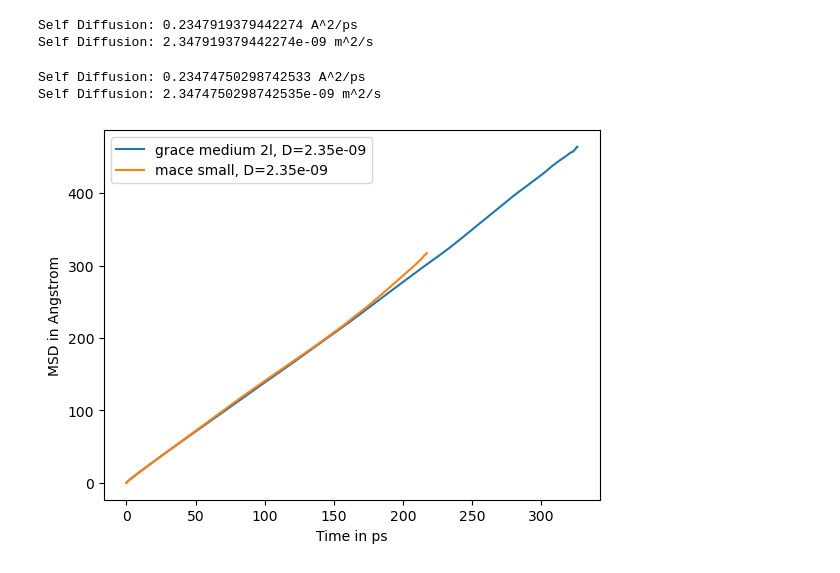
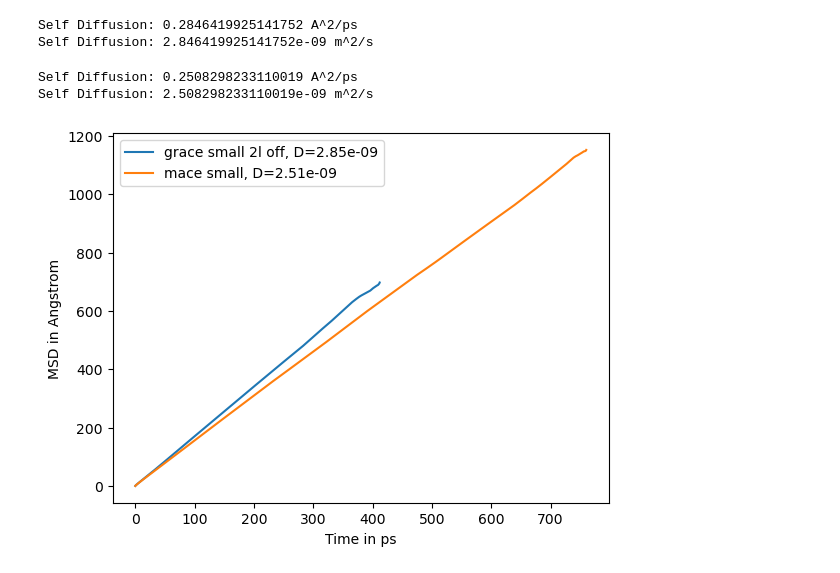
Before and after one commit to heid-lab/grace-off, a Jupyter notebook: analysis/diffusion.ipynb, the cells around one changed output. Drawn from its saved outputs; the diff is of its cells as text; code cells hidden in the pictures.

```diff
--- a/analysis/diffusion.ipynb
+++ b/analysis/diffusion.ipynb
@@ -24,46 +22,51 @@ with the subprocess module.
 # %%
-traj={'grace medium 2l' : '../output/wat_grace_medium_a_wpS/wat_300_nvt.pdb',
-      'mace small' : '../output/wat_mace_small/wat_300_nvt.pdb'
-      }
+traj = {
+    # "grace small 1l": "../output/1l_wat_grace_small_a_wpS/wat_300_nvt.pdb",
+    # "grace small 2l": "../output/2l_wat_grace_small_a_wpS/wat_300_nvt.pdb",
+    "grace small 2l off": "../output/2l_wat_grace_small_b_off/wat_300_nvt.pdb",
+    # "grace medium 1l": "../output/1l_wat_grace_medium_a_wpS/wat_300_nvt.pdb",
+    # "grace medium 2l": "../output/2l_wat_grace_medium_a_wpS/wat_300_nvt.pdb",
+    "mace small": "../output/wat_mace_small/wat_300_nvt.pdb",
+}
 for model, path in traj.items():
     universe = mda.Universe(path)
     atoms = universe.atoms
-    transform = transformations.NoJump(atoms)
+    transform = NoJump(atoms)
     universe.trajectory.add_transformations(transform)
     MSD_mm = msd.EinsteinMSD(universe, select="all", msd_type="xyz", fft=True)
     MSD_mm.run(step=1)
 
     result_mm = MSD_mm.results.timeseries
     msd_all = result_mm
     nframes = MSD_mm.n_frames
-    timestep = 0.05  # in ps,  this needs to be the actual time between frames
+    timestep = 0.1  # in ps,  this needs to be the actual time between frames
     lagtimes = np.arange(nframes) * timestep  # make the lag-time axis
     lag = lagtimes
     # plot the actual MSD
     # plt.show()
 
     # linear_model = linregress(lagtimes[500:-100], result_mm[500:-100])
     linear_model = linregress(lagtimes, result_mm)
     slope = linear_model.slope
     error = linear_model.stderr
     D = slope / 6
     print(f"Self Diffusion: {D} A^2/ps")
     print(f"Self Diffusion: {D*10**-8} m^2/s")
     diffusion = D * 10**-8
     plt.plot(
         lagtimes,
         result_mm,
         label=f'{model.split("/")[-1].split(".")[0]}, D={diffusion:.2e}',
     )
     plt.ylabel("MSD in Angstrom")
     plt.xlabel("Time in ps")
 
     # ANI diffusion
 plt.legend()
 plt.show()
 # %% [output]
-Self Diffusion: 0.2347919379442274 A^2/ps
-Self Diffusion: 2.347919379442274e-09 m^2/s
+Self Diffusion: 0.2846419925141752 A^2/ps
+Self Diffusion: 2.846419925141752e-09 m^2/s
-Self Diffusion: 0.23474750298742533 A^2/ps
-Self Diffusion: 2.3474750298742535e-09 m^2/s
+Self Diffusion: 0.2508298233110019 A^2/ps
+Self Diffusion: 2.508298233110019e-09 m^2/s
-[figure, old version]
+[figure, new version]
```
Also changed, not shown: parts of 2 cells of this notebook, 5 other files.
